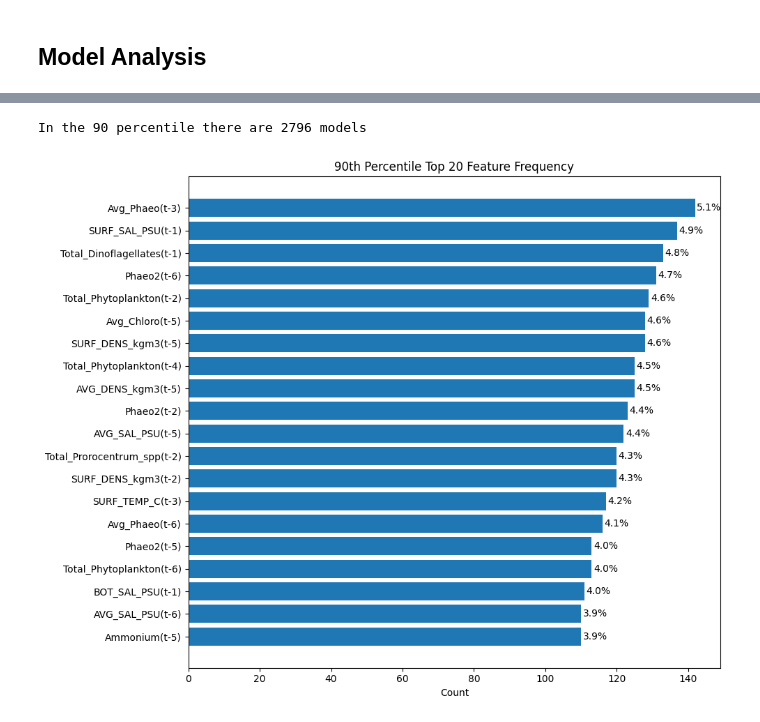
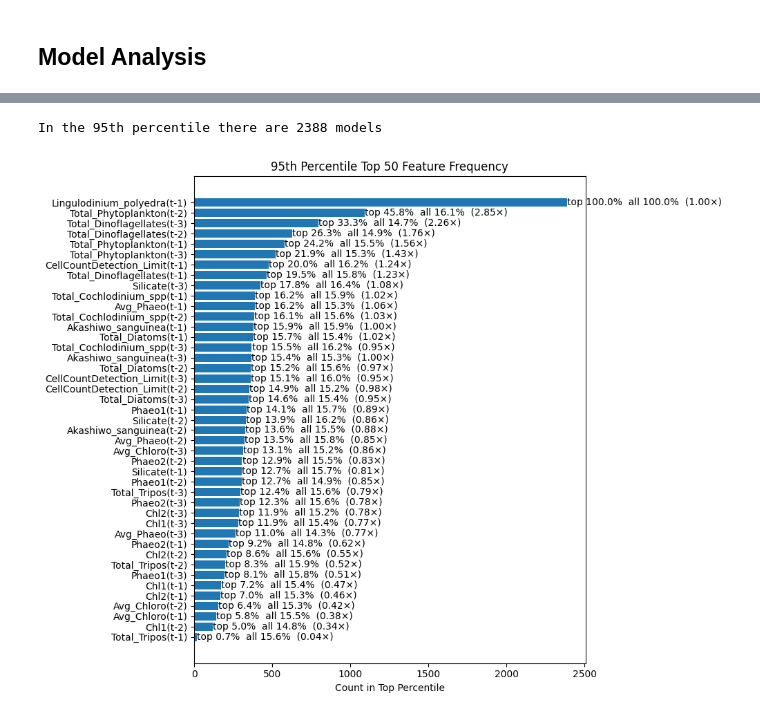
Before and after one commit to aparaselli/HAB-Prediction-Research, a Jupyter notebook: Code/model_analysis.ipynb, the cells around one changed output, grey strips where cells are left out. Saved outputs shown, nothing was run; the diff lists cells and outputs as text; code cells hidden in the pictures.

```diff
--- a/Code/model_analysis.ipynb
+++ b/Code/model_analysis.ipynb
@@ -38,7 +38,7 @@ warnings.filterwarnings("ignore",
     module="joblib.externals.loky.process_executor")
 # %%
 data_path = "Data/carter_data_w_gaps.csv"
-model_path = "800_sample_no_test_carter_models.csv"
+model_path = "1000_sample_HAB_cor_driver_carter_models.csv"
 # %%
 def str_to_list(s):
     s = s.replace('nan', 'null')  # Replace 'nan' with 'null' for JSON compatibility
@@ -104,49 +91,58 @@ parameters
 # %%
 import matplotlib.pyplot as plt
 
 def visualize_common_lags(parameters, percentile, top_n=15):
-    # Count how many models are in the given percentile
-    parameters.sort_values(by='rho',ascending=False)
-    num_models = int(parameters.shape[0] * (1 - (percentile / 100)))
-    print(f'In the {percentile} percentile there are {num_models} models')
+    # ensure sorted
+    parameters = parameters.sort_values(by='rho', ascending=False).reset_index(drop=True)
+    N_all = parameters.shape[0]
+    N_top = int(N_all * (1 - percentile/100))
+    print(f'In the {percentile}th percentile there are {N_top} models')
 
-    # Tally up all the lags
-    param_cnts = {}
-    for i in range(num_models):
-        for col in parameters['columns'].iloc[i]:
-            #if col == f'{target}(t-0)':
-             #   continue
-            param_cnts[col] = param_cnts.get(col, 0) + 1
+    # overall counts
+    param_cnts_all = {}
+    for cols in parameters['columns']:
+        for lag in cols:
+            param_cnts_all[lag] = param_cnts_all.get(lag, 0) + 1
 
-    # Sort and keep only the top_n items
-    sorted_items = sorted(param_cnts.items(), key=lambda x: x[1], reverse=True)[:top_n]
+    # top-percentile counts
+    param_cnts_top = {}
+    for i in range(N_top):
+        for lag in parameters['columns'].iloc[i]:
+            param_cnts_top[lag] = param_cnts_top.get(lag, 0) + 1
+
+    # get top_n lags by top count
+    sorted_items = sorted(param_cnts_top.items(), key=lambda x: x[1], reverse=True)[:top_n]
     if not sorted_items:
         print("No parameters to display.")
         return
 
-    features, counts = zip(*sorted_items)
+    lags, counts_top = zip(*sorted_items)
+    # compute percentages and enrichment
+    pct_top = [ (c/N_top)*100 for c in counts_top ]
+    pct_all = [ (param_cnts_all[lag]/N_all)*100 for lag in lags ]
+    enrichment = [ (counts_top[i]/N_top) / (param_cnts_all[lags[i]]/N_all)
+                   for i in range(len(lags)) ]
 
-    # Plot
+    # plot
     plt.figure(figsize=(10, 8))
-    bars = plt.barh(features, counts)
-    plt.xlabel("Count")
+    bars = plt.barh(lags, counts_top)
+    plt.xlabel("Count in Top Percentile")
     plt.title(f"{percentile}th Percentile Top {top_n} Feature Frequency")
     plt.gca().invert_yaxis()
 
-    # Annotate percentages
-    for bar, count in zip(bars, counts):
-        pct = (count / num_models) * 100
-        plt.text(bar.get_width() + 0.5,
-                 bar.get_y() + bar.get_height()/2,
-                 f'{pct:.1f}%',
+    # annotate each bar with pct_top / pct_all and enrichment
+    for bar, pt, pa, enr in zip(bars, pct_top, pct_all, enrichment):
+        x = bar.get_width()
+        y = bar.get_y() + bar.get_height()/2
+        plt.text(x + 0.5, y,
+                 f"top {pt:.1f}%  all {pa:.1f}%  ({enr:.2f}×)",
                  va='center')
 
     plt.tight_layout()
     plt.show()
 
-
-# Call it:
-visualize_common_lags(parameters, 90, top_n=20)
+# usage
+visualize_common_lags(parameters, 95, top_n=50)
 # %% [output]
-In the 90 percentile there are 2796 models
+In the 95th percentile there are 2388 models
-[figure, old version]
+[figure, new version]
```
Also changed, not shown: parts of 16 cells of this notebook, 11 other files.
